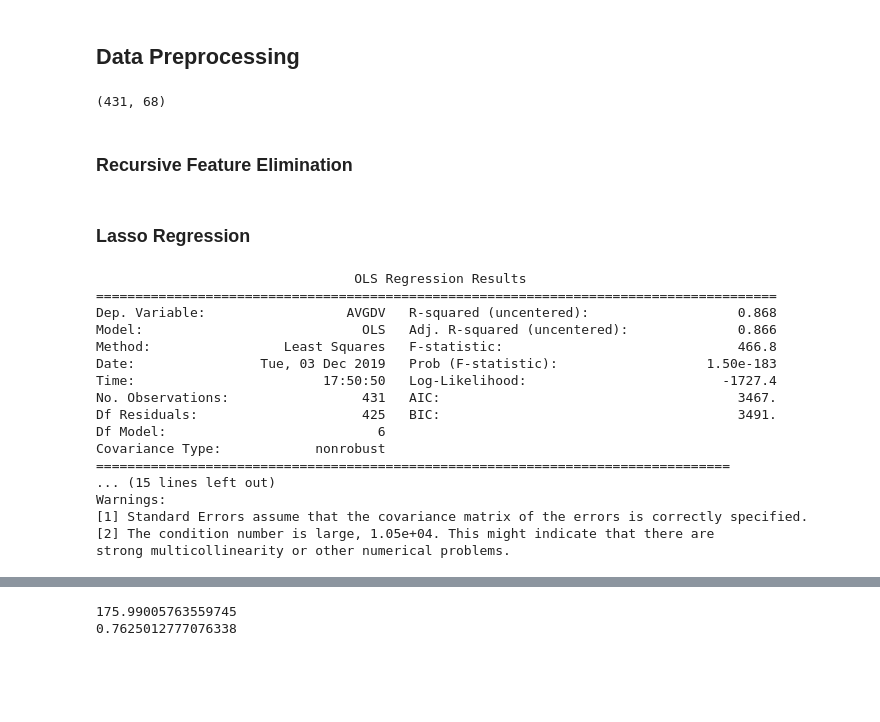
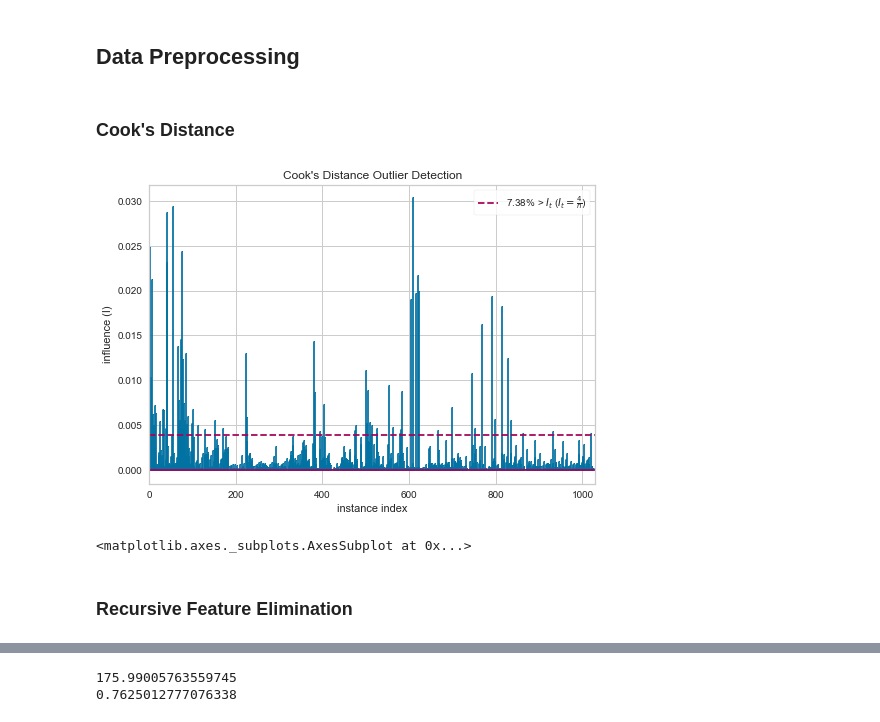
Before and after one commit to acl2171/regressionproj, a Jupyter notebook: notebooks/AL_notes.ipynb, the cells around one changed output, grey strips where cells are left out. Saved outputs shown, nothing was run; the diff lists cells and outputs as text; code cells hidden in the pictures; blank space fills up the shorter version.

Commit message:
Added all feature selection methods to technical notebook

```diff
--- a/notebooks/AL_notes.ipynb
+++ b/notebooks/AL_notes.ipynb
@@ -30,5 +22,0 @@ df = clean_orig_dataset(df)
-# %%
-
-X.shape
-# %% [output]
-(431, 68)
@@ -34,0 +26,2 @@ X.shape
+# %% [markdown]
+### Cook's Distance
@@ -35,4 +31,13 @@ X.shape
+# %%
+# Load the regression dataset
+X, y = load_concrete()
+
+# Instantiate and fit the visualizer
+visualizer = CooksDistance()
+visualizer.fit(X, y)
+visualizer.show()
+# %% [output]
+[figure, added]
+<matplotlib.axes._subplots.AxesSubplot at 0x...>
 # %% [markdown]
 ### Recursive Feature Elimination
-# %% [markdown]
-### Lasso Regression
@@ -44,20 +46,0 @@ lasso_df.drop(['AVGADW0001', 'AGE_5_17', 'ARR_0506', 'VACANT', 'ADWWEEKEND', 'AD
-# %%
-run_model(lasso_df, y)
-# %% [output]
-                                 OLS Regression Results
-=======================================================================================
-Dep. Variable:                  AVGDV   R-squared (uncentered):                   0.868
-Model:                            OLS   Adj. R-squared (uncentered):              0.866
-Method:                 Least Squares   F-statistic:                              466.8
-Date:                Tue, 03 Dec 2019   Prob (F-statistic):                   1.50e-183
-Time:                        17:50:50   Log-Likelihood:                         -1727.4
-No. Observations:                 431   AIC:                                      3467.
-Df Residuals:                     425   BIC:                                      3491.
-Df Model:                           6
-Covariance Type:            nonrobust
-=================================================================================
-... (15 lines left out)
-Warnings:
-[1] Standard Errors assume that the covariance matrix of the errors is correctly specified.
-[2] The condition number is large, 1.05e+04. This might indicate that there are
-strong multicollinearity or other numerical problems.
```
Also changed, not shown: parts of 32 cells of this notebook, 1 other file.
